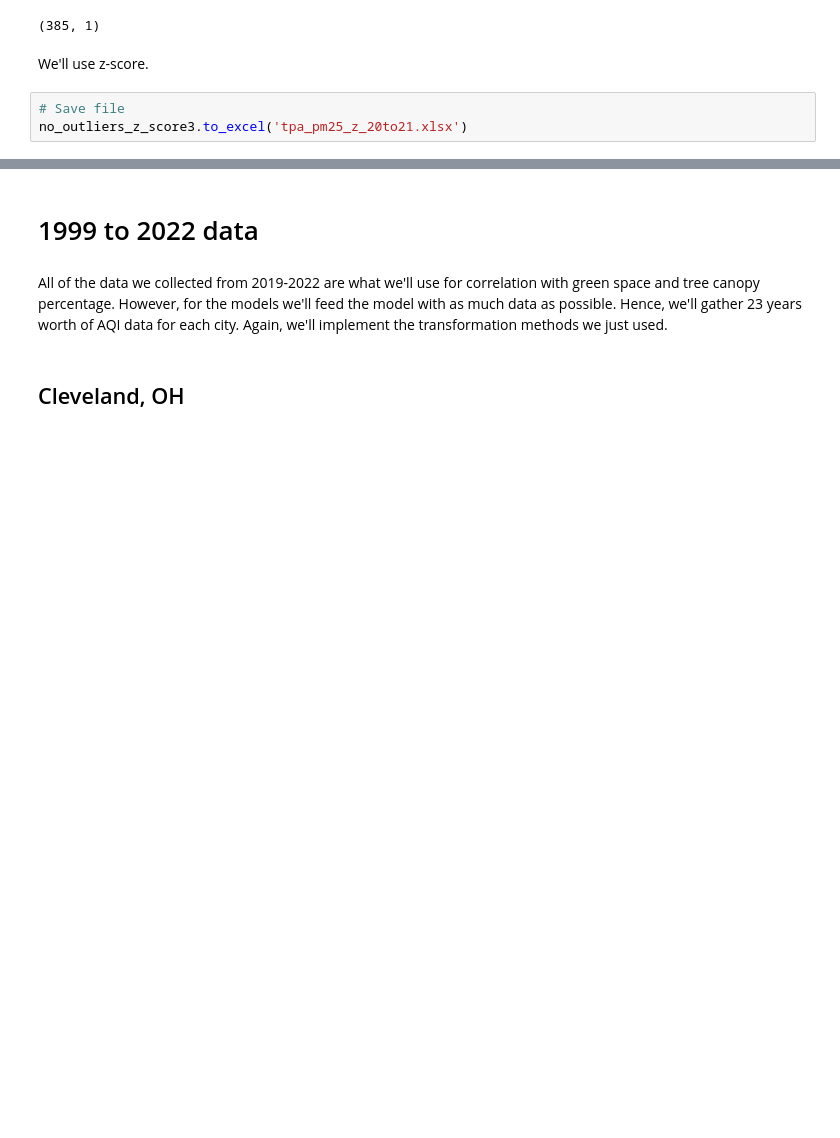
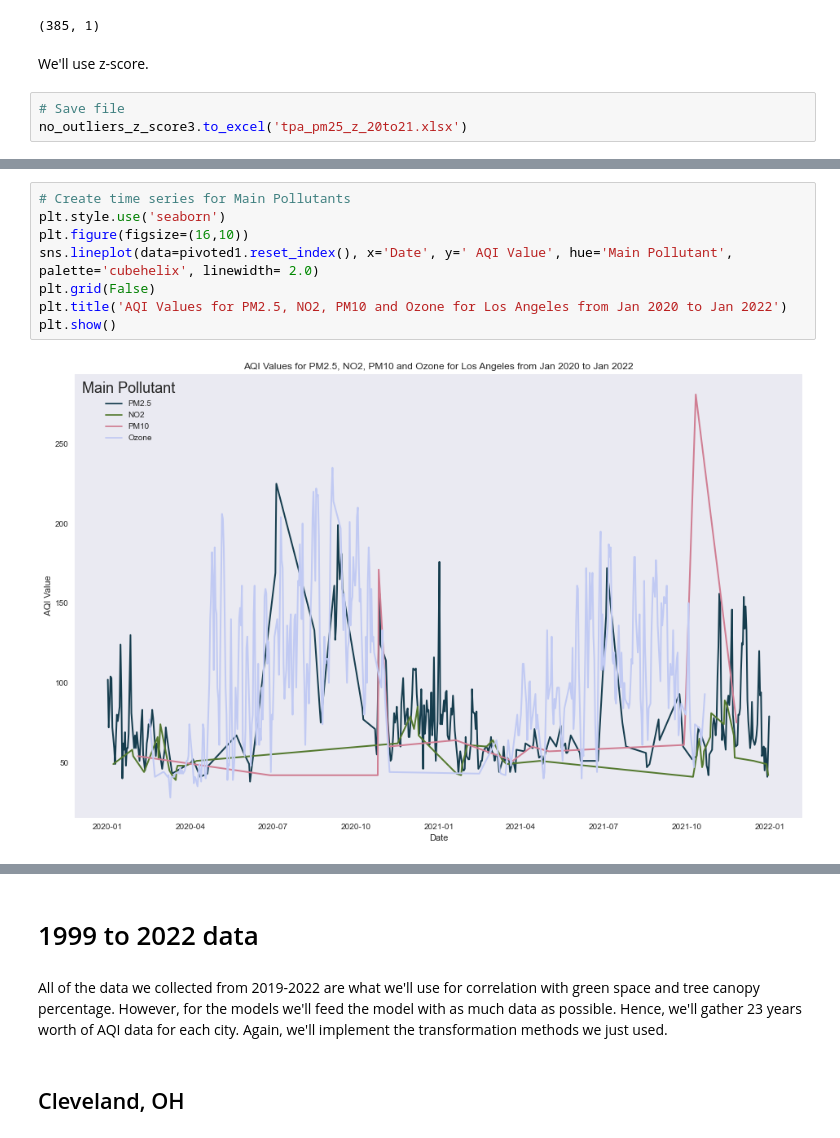
Before and after one commit to yuvemaq/Personal-Capstone-Projects, a Jupyter notebook: Tree Cover-Green Space-Air Quality-Correlation to ARIs/AQI Analysis for Cleveland, Los Angeles, New York, and Tampa (2020-2021) with data for ML.ipynb, the cells around one changed output, grey strips where cells are left out. Cells and saved outputs as stored; diff of their text form; blank space fills up the shorter version.

Commit message:
aqi analysis with ML data

```diff
--- a/Tree Cover-Green Space-Air Quality-Correlation to ARIs/AQI Analysis for Cleveland, Los Angeles, New York, and Tampa (2020-2021) with data for ML.ipynb
+++ b/Tree Cover-Green Space-Air Quality-Correlation to ARIs/AQI Analysis for Cleveland, Los Angeles, New York, and Tampa (2020-2021) with data for ML.ipynb
@@ -987,0 +958,10 @@ plt.show()
+# %%
+# Create time series for Main Pollutants
+plt.style.use('seaborn')
+plt.figure(figsize=(16,10))
+sns.lineplot(data=pivoted1.reset_index(), x='Date', y=' AQI Value', hue='Main Pollutant', palette='cubehelix', linewidth= 2.0)
+plt.grid(False)
+plt.title('AQI Values for PM2.5, NO2, PM10 and Ozone for Los Angeles from Jan 2020 to Jan 2022')
+plt.show()
+# %% [output]
+[figure, added]
```
Also changed, not shown: parts of 23 cells of this notebook.
